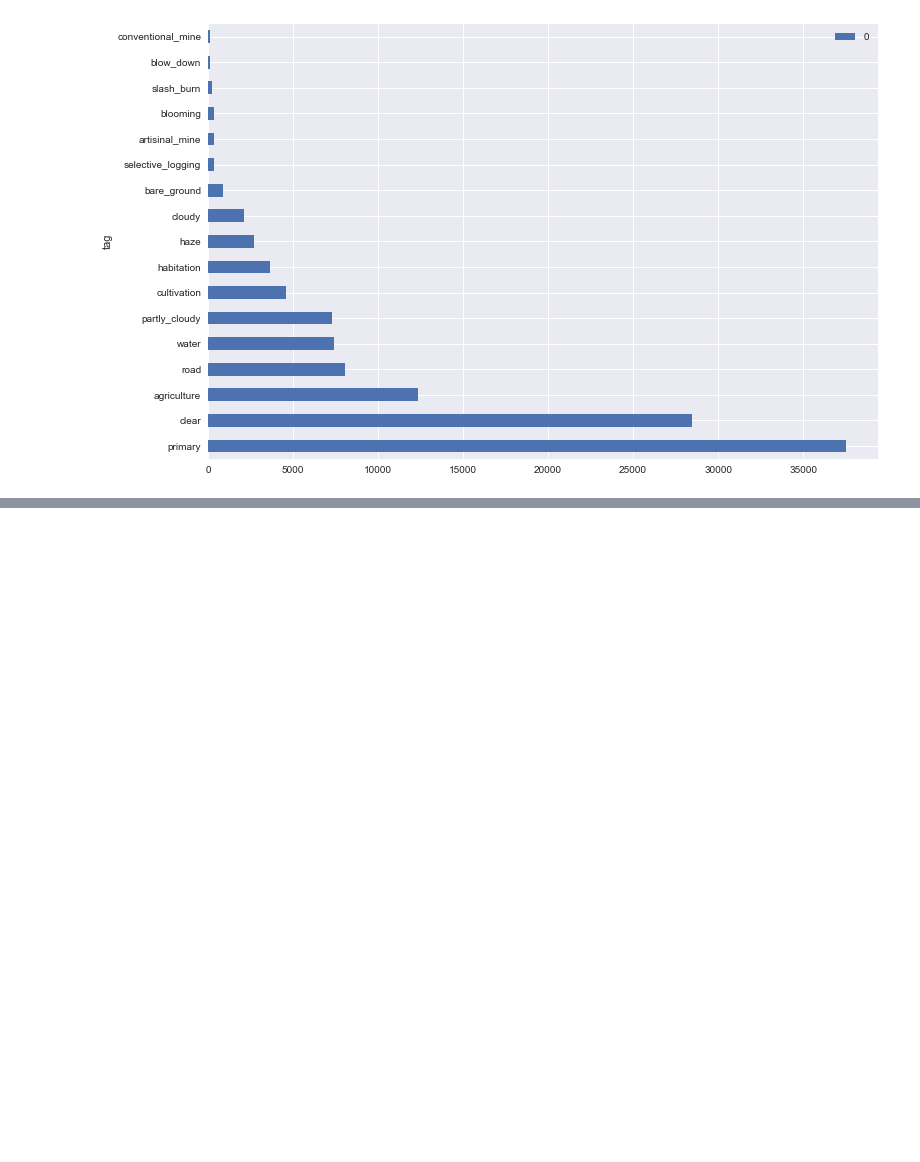
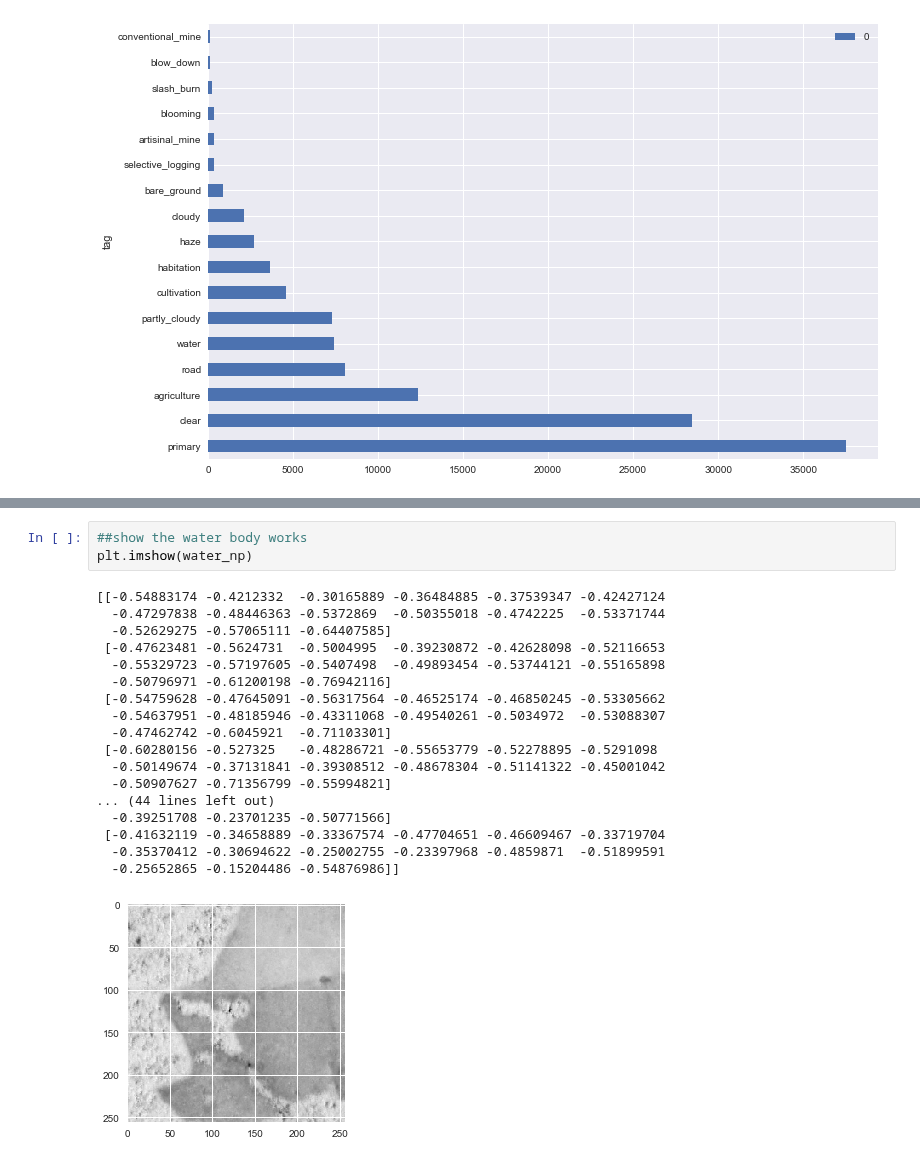
Before and after one commit to sairavuru/amazon_w207, a Jupyter notebook: Project_notebook.ipynb, the cells around one changed output, grey strips where cells are left out. Cells and saved outputs as stored; diff of their text form; blank space fills up the shorter version.

Commit message:
elle's image cleaning

```diff
--- a/Project_notebook.ipynb
+++ b/Project_notebook.ipynb
@@ -174,0 +114,22 @@ NameError: name 'sample' is not defined
+# %%
+##show the water body works
+plt.imshow(water_np)
+# %% [output]
+[[-0.54883174 -0.4212332  -0.30165889 -0.36484885 -0.37539347 -0.42427124
+  -0.47297838 -0.48446363 -0.5372869  -0.50355018 -0.4742225  -0.53371744
+  -0.52629275 -0.57065111 -0.64407585]
+ [-0.47623481 -0.5624731  -0.5004995  -0.39230872 -0.42628098 -0.52116653
+  -0.55329723 -0.57197605 -0.5407498  -0.49893454 -0.53744121 -0.55165898
+  -0.50796971 -0.61200198 -0.76942116]
+ [-0.54759628 -0.47645091 -0.56317564 -0.46525174 -0.46850245 -0.53305662
+  -0.54637951 -0.48185946 -0.43311068 -0.49540261 -0.5034972  -0.53088307
+  -0.47462742 -0.6045921  -0.71103301]
+ [-0.60280156 -0.527325   -0.48286721 -0.55653779 -0.52278895 -0.5291098
+  -0.50149674 -0.37131841 -0.39308512 -0.48678304 -0.51141322 -0.45001042
+  -0.50907627 -0.71356799 -0.55994821]
+... (44 lines left out)
+  -0.39251708 -0.23701235 -0.50771566]
+ [-0.41632119 -0.34658889 -0.33367574 -0.47704651 -0.46609467 -0.33719704
+  -0.35370412 -0.30694622 -0.25002755 -0.23397968 -0.4859871  -0.51899591
+  -0.25652865 -0.15204486 -0.54876986]]
+[figure, added]
```
Also changed, not shown: parts of 13 cells of this notebook.
